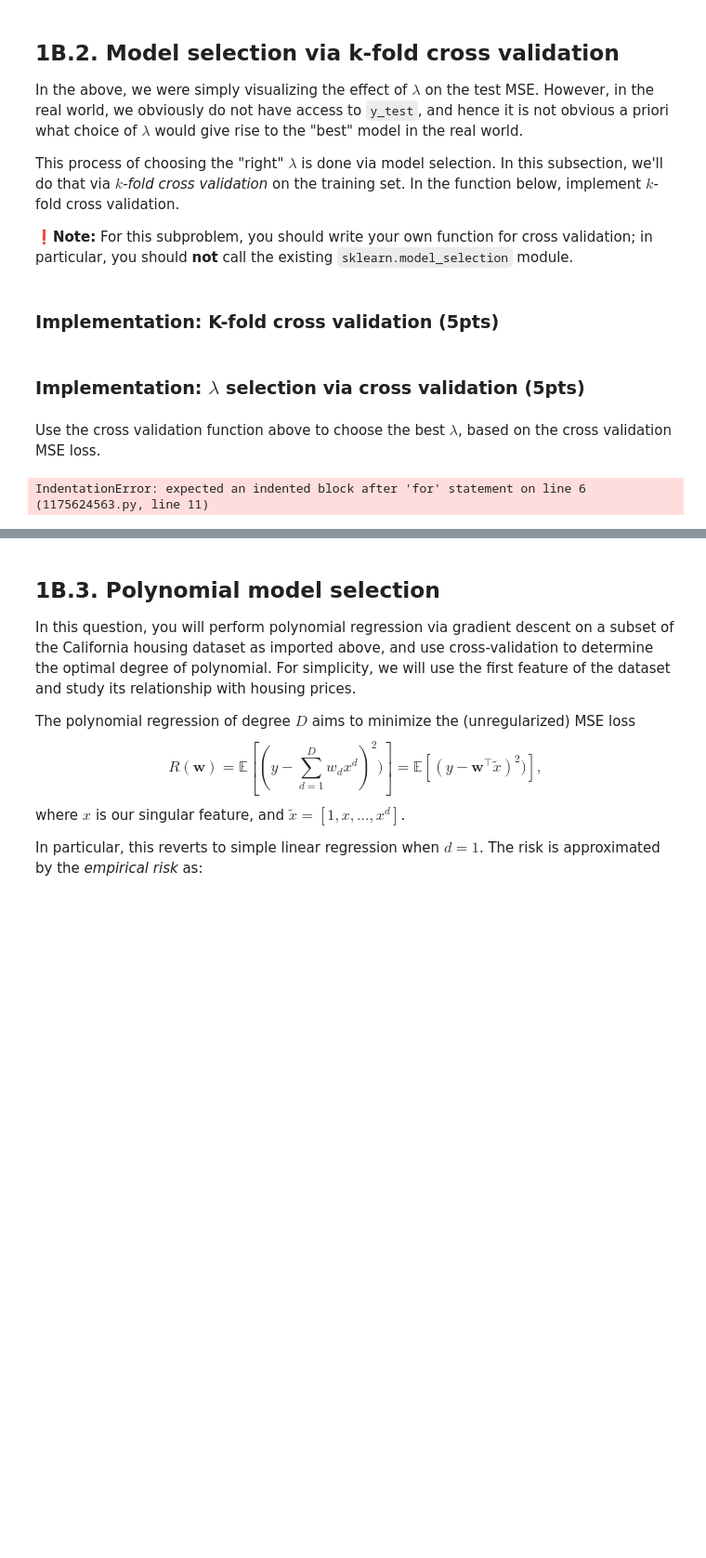
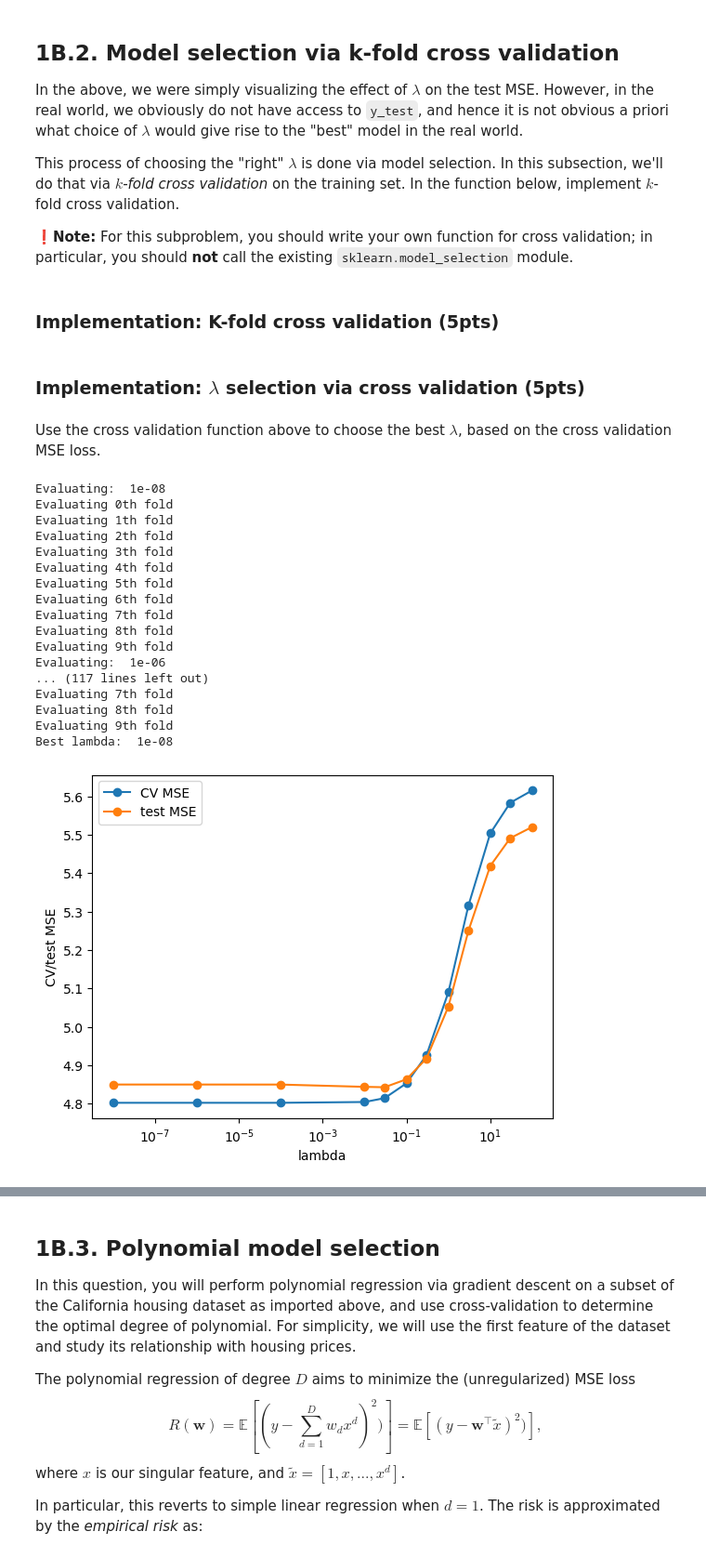
Before and after one commit to mtavel10/ml-projects, a Jupyter notebook: ml_project1.ipynb, the cells around one changed output, grey strips where cells are left out. Shown at 93% size. Cells and saved outputs as stored; diff of their text form; code cells hidden in the pictures; blank space fills up the shorter version.

```diff
--- a/ml_project1.ipynb
+++ b/ml_project1.ipynb
@@ -305,12 +305,13 @@ def ridge_loss_function(w, X, y, Lambda):
     ridge_grad = np.zeros(w.shape)
 
     # ! YOUR CODE STARTS HERE
-    mse_loss = np.mean((y - X @ w)**2)
+    residual = y - X @ w
+    mse_loss = np.mean((residual)**2)
     ridge_loss = mse_loss + Lambda*(np.dot(w, w))
 
     n, d = X.shape
 
-    ridge_grad = (-2 / n) * X.T @ (y - X @ w) + 2*Lambda*w
+    ridge_grad = (-2 / n) * X.T @ (residual) + 2*Lambda*w
     # ! YOUR CODE ENDS HERE
     return mse_loss, ridge_loss, ridge_grad
 # %%
@@ -903,6 +903,22 @@ def cross_validation_lambda(X_train, y_train, Lambda, k=10):
 
     # ! YOUR CODE STARTS HERE
 
+    # split training data into k chunks
+    X_folds = np.array_split(X_train, k)
+    y_folds = np.array_split(y_train, k)
+
+    for i in range(0, k):
+        print(f"Evaluating {i}th fold")
+        # select the kth chunk to be the eval set, let the rest be test sets
+        X_eval, y_eval = X_folds[i], y_folds[i]
+
+        X_train_fold = np.concatenate(X_folds[:i] + X_folds[i+1:])
+        y_train_fold = np.concatenate(y_folds[:i] + y_folds[i+1:])
+
+        # call train_and_eval_lambda function from prev module
+        final_train_mse, test_mse = train_and_eval_lambda(X_train_fold, y_train_fold, X_eval, y_eval, Lambda)
+        mse_list.append(test_mse)
+
     # ! YOUR CODE ENDS HERE
 
     return np.mean(mse_list)
@@ -913,26 +929,48 @@ Use the cross validation function above to choose the best $\lambda$, based on t
 # %%
 best_lambda = None
 best_mse = np.inf
 
 # Find the best lambda
 cv_mse_list = []
 for Lambda in LAMBDA_LIST:
     # ! YOUR CODE STARTS HERE
+    print("Evaluating: ", Lambda)
+    avg_mse = cross_validation_lambda(X_train, y_train, Lambda, 10)
+    cv_mse_list.append(avg_mse)
 
-    # ! YOUR CODE ENDS HERE
+best_index = np.argmin(cv_mse_list)
+best_lambda = LAMBDA_LIST[best_index]
+# ! YOUR CODE ENDS HERE
 
 print("Best lambda: ", best_lambda)
 
 plt.figure()
 plt.plot(LAMBDA_LIST, cv_mse_list, label = 'CV MSE', marker = 'o')
 plt.plot(LAMBDA_LIST, test_mse_list, label = 'test MSE', marker = 'o')
 plt.xlabel('lambda')
 plt.ylabel('CV/test MSE')
 plt.xscale('log')
 plt.legend()
 plt.show()
 # %% [output]
-IndentationError: expected an indented block after 'for' statement on line 6 (1175624563.py, line 11)
+Evaluating:  1e-08
+Evaluating 0th fold
+Evaluating 1th fold
+Evaluating 2th fold
+Evaluating 3th fold
+Evaluating 4th fold
+Evaluating 5th fold
+Evaluating 6th fold
+Evaluating 7th fold
+Evaluating 8th fold
+Evaluating 9th fold
+Evaluating:  1e-06
+... (117 lines left out)
+Evaluating 7th fold
+Evaluating 8th fold
+Evaluating 9th fold
+Best lambda:  1e-08
+[figure, added]
 # %% [markdown]
 ### Analysis of experimental results (10pts)
 1. Suppose that we want to reserve the test set (X_test, y_test) for final evaluation purpose. In particular, it cannot be used in our model selection process. In this case, given that we only see the training set during model selection, what is the naive approach that the experimental pipeline as set up in 1B.1 can offer us to do model selection?
```
Also changed, not shown: parts of 7 cells of this notebook.
